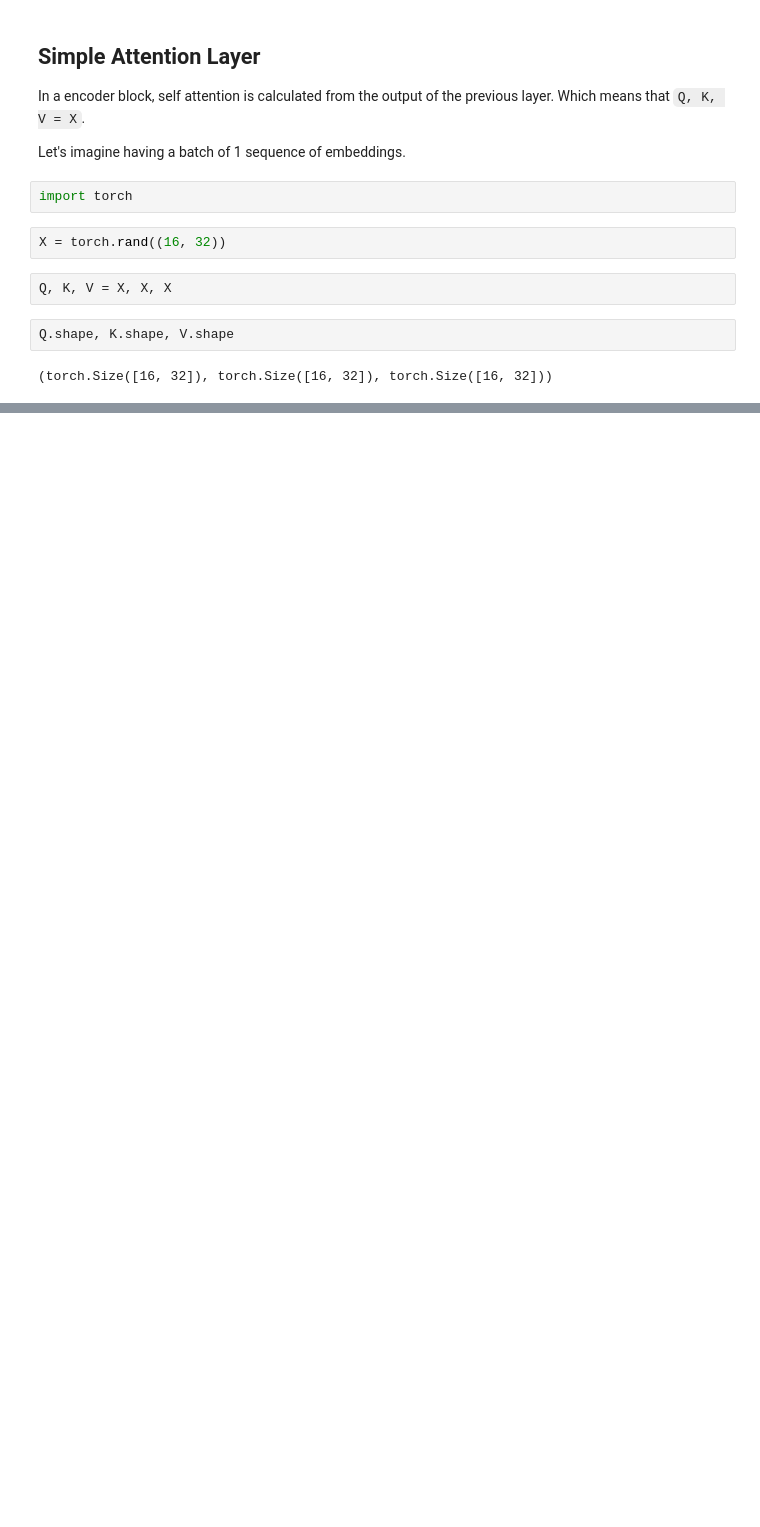
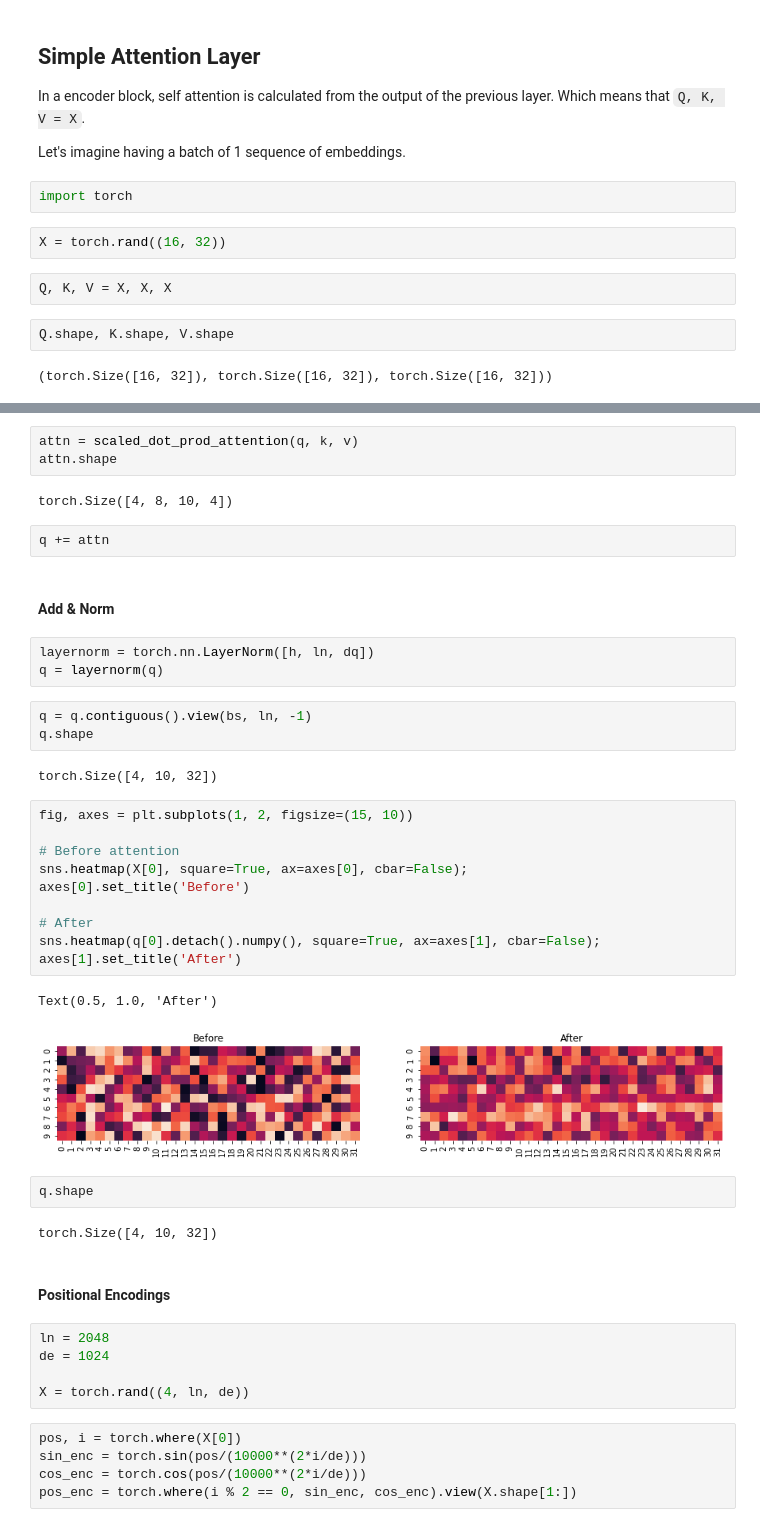
Before and after one commit to ahmedsamirio/transformers, a Jupyter notebook: attention-is-all-you-need.ipynb, the cells around one changed output, grey strips where cells are left out. Drawn from its saved outputs; the diff is of its cells as text; blank space fills up the shorter version.

```diff
--- a/attention-is-all-you-need.ipynb
+++ b/attention-is-all-you-need.ipynb
@@ -61,0 +191,46 @@ torch.Size([16, 32])
+# %%
+attn = scaled_dot_prod_attention(q, k, v)
+attn.shape
+# %% [output]
+torch.Size([4, 8, 10, 4])
+# %%
+q += attn
+# %% [markdown]
+#### Add & Norm
+# %%
+layernorm = torch.nn.LayerNorm([h, ln, dq])
+q = layernorm(q)
+# %%
+q = q.contiguous().view(bs, ln, -1)
+q.shape
+# %% [output]
+torch.Size([4, 10, 32])
+# %%
+fig, axes = plt.subplots(1, 2, figsize=(15, 10))
+
+# Before attention
+sns.heatmap(X[0], square=True, ax=axes[0], cbar=False);
+axes[0].set_title('Before')
+
+# After
+sns.heatmap(q[0].detach().numpy(), square=True, ax=axes[1], cbar=False);
+axes[1].set_title('After')
+# %% [output]
+Text(0.5, 1.0, 'After')
+[figure, added]
+# %%
+q.shape
+# %% [output]
+torch.Size([4, 10, 32])
+# %% [markdown]
+#### Positional Encodings
+# %%
+ln = 2048
+de = 1024
+
+X = torch.rand((4, ln, de))
+# %%
+pos, i = torch.where(X[0])
+sin_enc = torch.sin(pos/(10000**(2*i/de)))
+cos_enc = torch.cos(pos/(10000**(2*i/de)))
+pos_enc = torch.where(i % 2 == 0, sin_enc, cos_enc).view(X.shape[1:])
```
Also changed, not shown: parts of 71 cells of this notebook.
